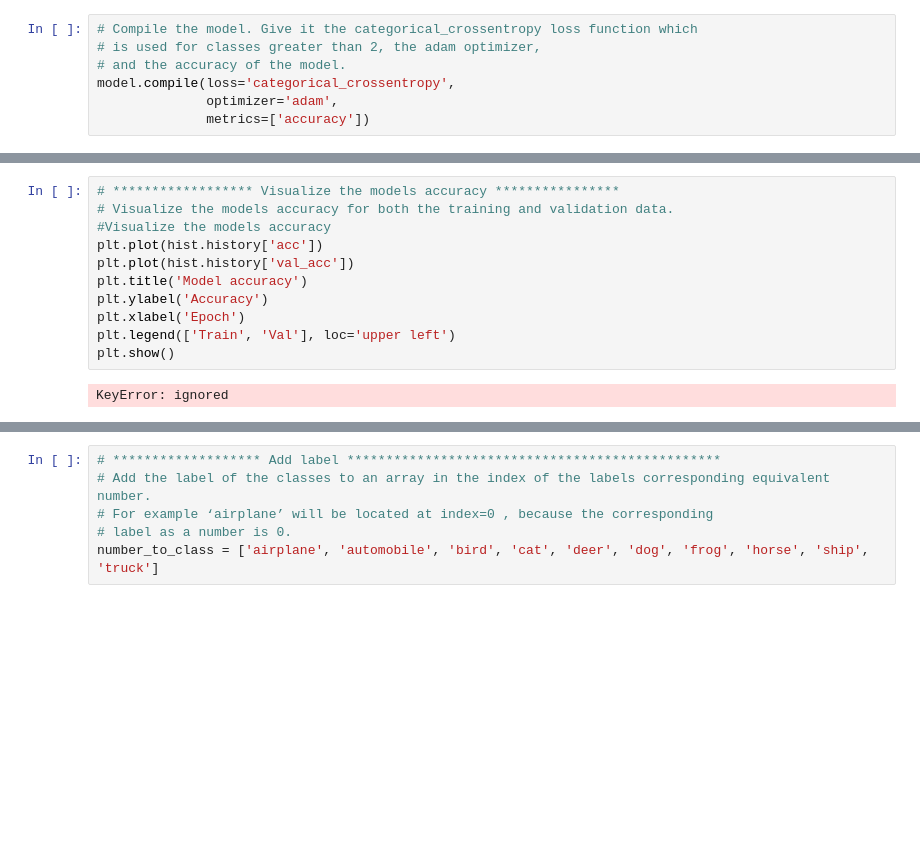
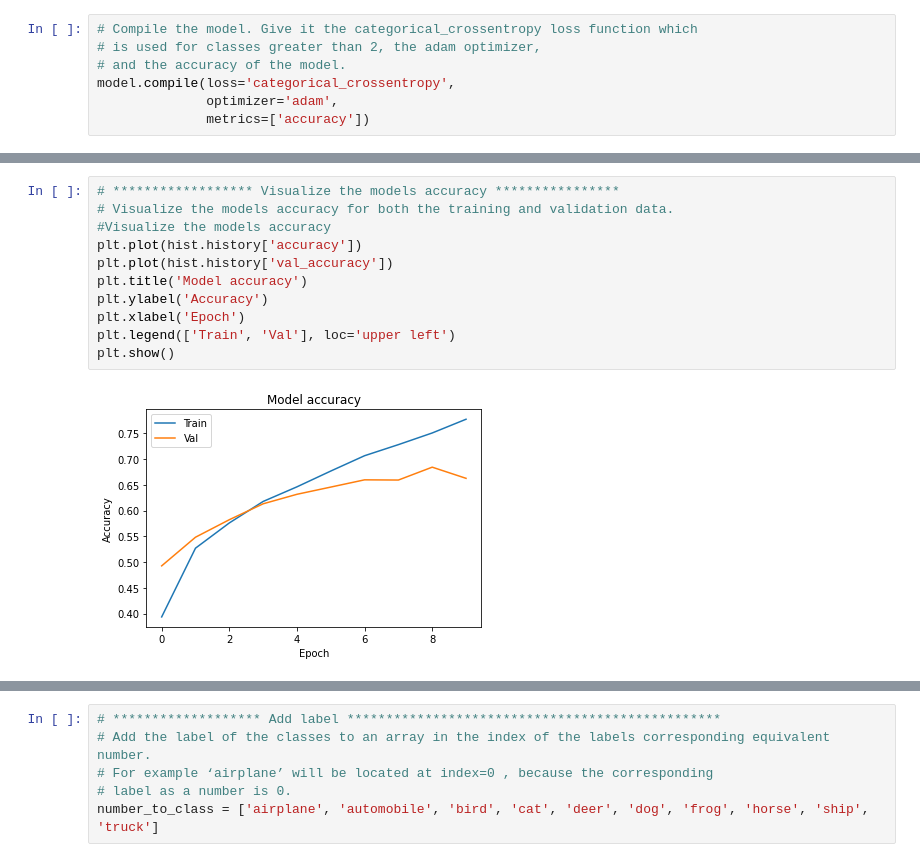
Before and after one commit to xtianu/CNN, a Jupyter notebook: CNN_example.ipynb, the cells around one changed output, grey strips where cells are left out. Drawn from its saved outputs; the diff is of its cells as text; blank space fills up the shorter version.

```diff
--- a/CNN_example.ipynb
+++ b/CNN_example.ipynb
@@ -252,16 +249,16 @@ he models accuracy is 67.36% on the test data
 # %%
 # ****************** Visualize the models accuracy ****************
 # Visualize the models accuracy for both the training and validation data.
 #Visualize the models accuracy
-plt.plot(hist.history['acc'])
-plt.plot(hist.history['val_acc'])
+plt.plot(hist.history['accuracy'])
+plt.plot(hist.history['val_accuracy'])
 plt.title('Model accuracy')
 plt.ylabel('Accuracy')
 plt.xlabel('Epoch')
 plt.legend(['Train', 'Val'], loc='upper left')
 plt.show()
 # %% [output]
-KeyError: ignored
+[figure, added]
 # %% [markdown]
 ![alt text](https://miro.medium.com/max/1624/1*wAhjmekNY8yn2K3eXheFUA.png)
 
```
Also changed, not shown: parts of 13 cells of this notebook.
